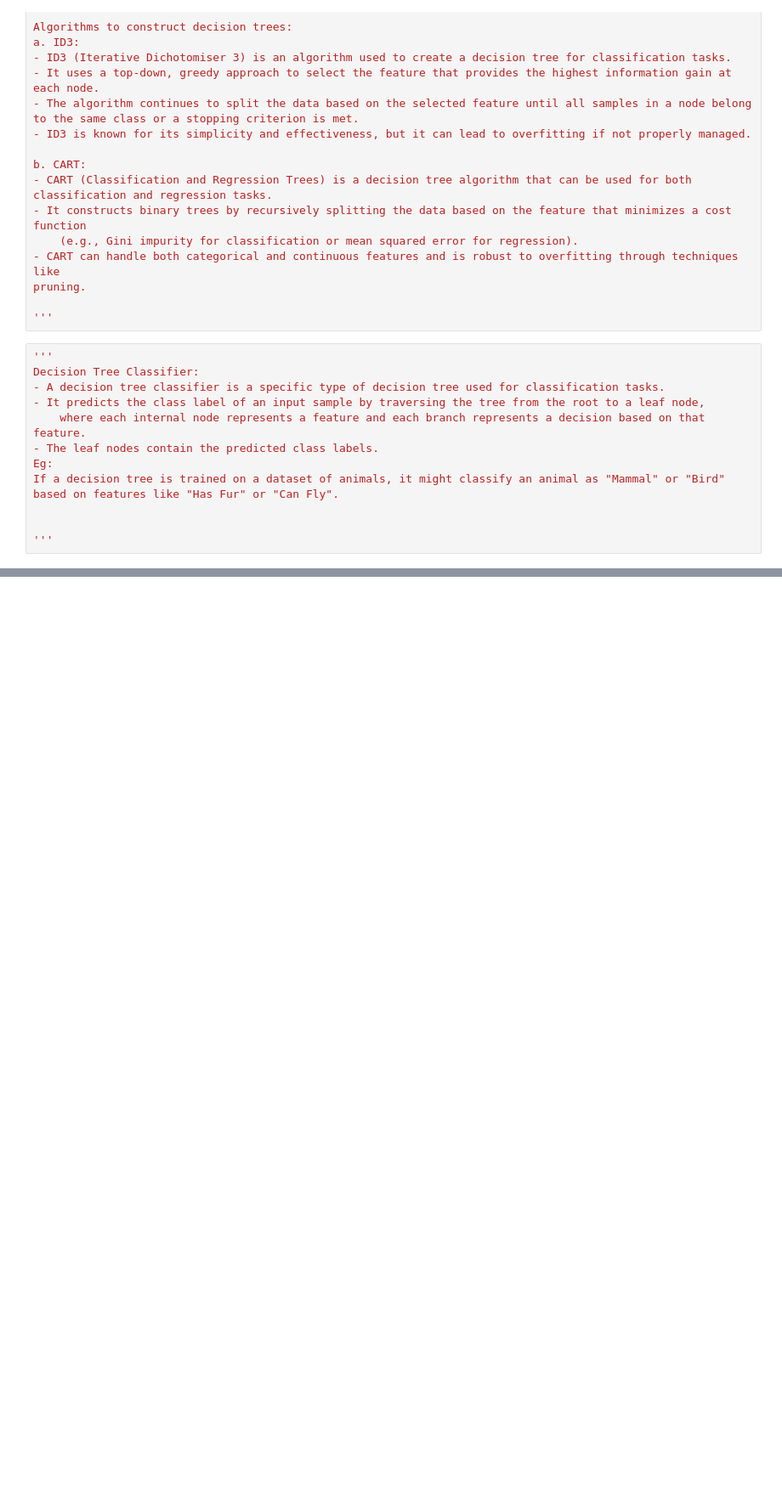
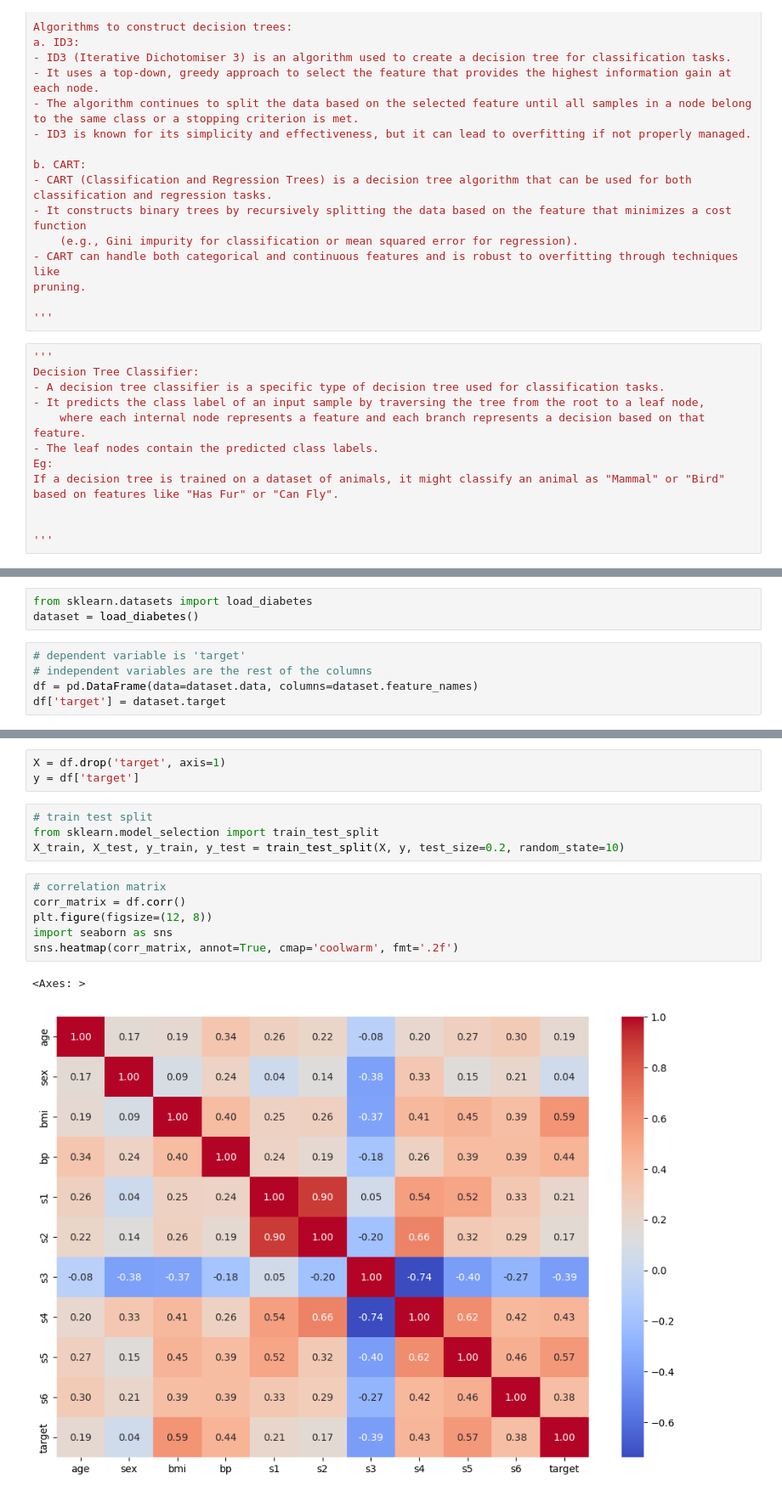
Before and after one commit to abhik12295/Data-Science-Learning, a Jupyter notebook: Core ML Topics/5. ML Algos/Supervised ML/7. Decision Tree.ipynb, the cells around one changed output, grey strips where cells are left out. Shown: that part at 85% size. Cells and saved outputs as stored; diff of their text form; blank space fills up the shorter version.

```diff
--- a/Core ML Topics/5. ML Algos/Supervised ML/7. Decision Tree.ipynb
+++ b/Core ML Topics/5. ML Algos/Supervised ML/7. Decision Tree.ipynb
@@ -83,0 +308,8 @@ c. How to split:
+# %%
+from sklearn.datasets import load_diabetes
+dataset = load_diabetes()
+# %%
+# dependent variable is 'target'
+# independent variables are the rest of the columns
+df = pd.DataFrame(data=dataset.data, columns=dataset.feature_names)
+df['target'] = dataset.target
@@ -83,0 +325,16 @@ c. How to split:
+# %%
+X = df.drop('target', axis=1)
+y = df['target']
+# %%
+# train test split
+from sklearn.model_selection import train_test_split
+X_train, X_test, y_train, y_test = train_test_split(X, y, test_size=0.2, random_state=10)
+# %%
+# correlation matrix
+corr_matrix = df.corr()
+plt.figure(figsize=(12, 8))
+import seaborn as sns
+sns.heatmap(corr_matrix, annot=True, cmap='coolwarm', fmt='.2f')
+# %% [output]
+<Axes: >
+[figure, added]
```
Also changed, not shown: parts of 27 cells of this notebook.
